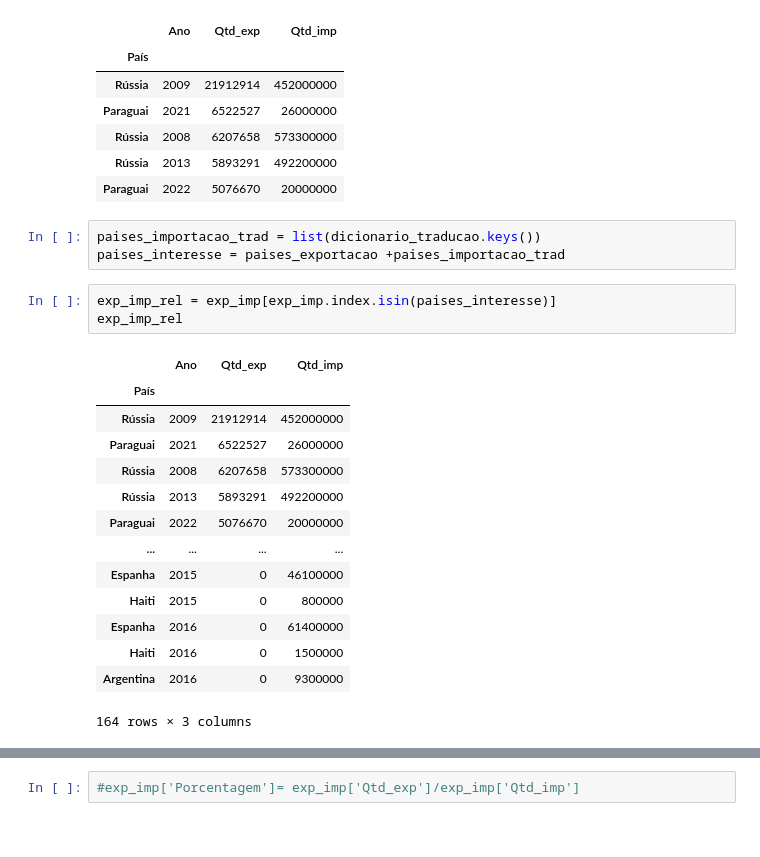
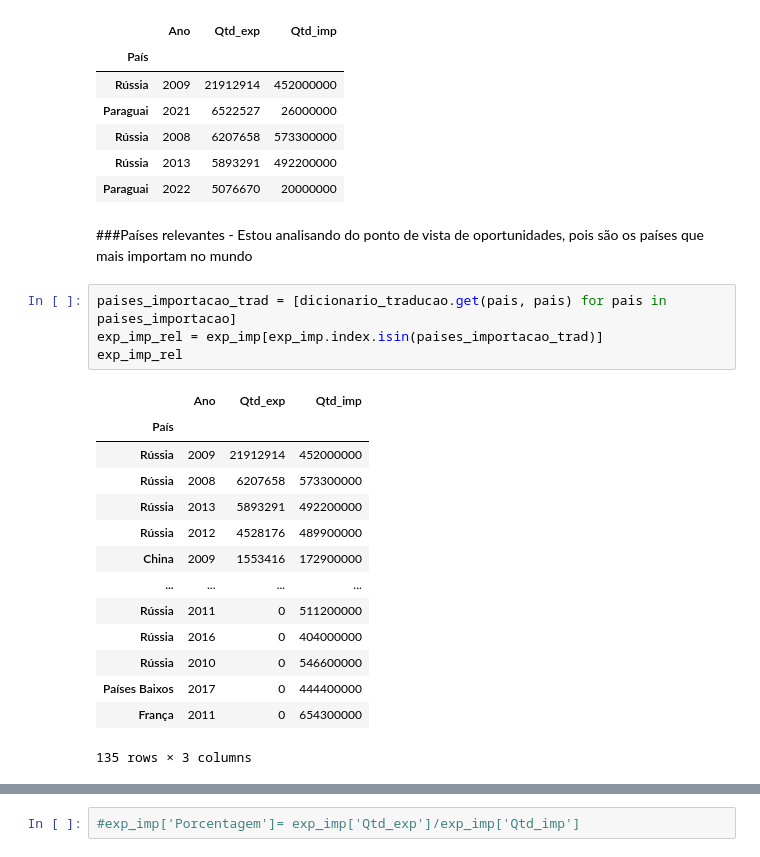
Before and after one commit to VivianeCorreia/Tech-Challenge, a Jupyter notebook: 2_challenge.ipynb, the cells around one changed output, grey strips where cells are left out. Drawn from its saved outputs; the diff is of its cells as text.

```diff
--- a/2_challenge.ipynb
+++ b/2_challenge.ipynb
@@ -1103,27 +1078,27 @@ exp_imp.head()
 | Rússia | 2008 | 6207658 | 573300000 |
 | Rússia | 2013 | 5893291 | 492200000 |
 | Paraguai | 2022 | 5076670 | 20000000 |
-# %%
-paises_importacao_trad = list(dicionario_traducao.keys())
-paises_interesse = paises_exportacao +paises_importacao_trad
-# %%
-exp_imp_rel = exp_imp[exp_imp.index.isin(paises_interesse)]
-exp_imp_rel
-# %% [output]
-|  | Ano | Qtd_exp | Qtd_imp |
-| País |  |  |  |
-| Rússia | 2009 | 21912914 | 452000000 |
-| Paraguai | 2021 | 6522527 | 26000000 |
-| Rússia | 2008 | 6207658 | 573300000 |
-| Rússia | 2013 | 5893291 | 492200000 |
-| Paraguai | 2022 | 5076670 | 20000000 |
-| ... | ... | ... | ... |
-| Espanha | 2015 | 0 | 46100000 |
-| Haiti | 2015 | 0 | 800000 |
-| Espanha | 2016 | 0 | 61400000 |
-| Haiti | 2016 | 0 | 1500000 |
-| Argentina | 2016 | 0 | 9300000 |
-164 rows × 3 columns
+# %% [markdown]
+###Países relevantes - Estou analisando do ponto de vista de oportunidades, pois são os países que mais importam no mundo
+# %%
+paises_importacao_trad = [dicionario_traducao.get(pais, pais) for pais in paises_importacao]
+exp_imp_rel = exp_imp[exp_imp.index.isin(paises_importacao_trad)]
+exp_imp_rel
+# %% [output]
+|  | Ano | Qtd_exp | Qtd_imp |
+| País |  |  |  |
+| Rússia | 2009 | 21912914 | 452000000 |
+| Rússia | 2008 | 6207658 | 573300000 |
+| Rússia | 2013 | 5893291 | 492200000 |
+| Rússia | 2012 | 4528176 | 489900000 |
+| China | 2009 | 1553416 | 172900000 |
+| ... | ... | ... | ... |
+| Rússia | 2011 | 0 | 511200000 |
+| Rússia | 2016 | 0 | 404000000 |
+| Rússia | 2010 | 0 | 546600000 |
+| Países Baixos | 2017 | 0 | 444400000 |
+| França | 2011 | 0 | 654300000 |
+135 rows × 3 columns
 # %%
 
 
```
Also changed, not shown: parts of 7 cells of this notebook.
